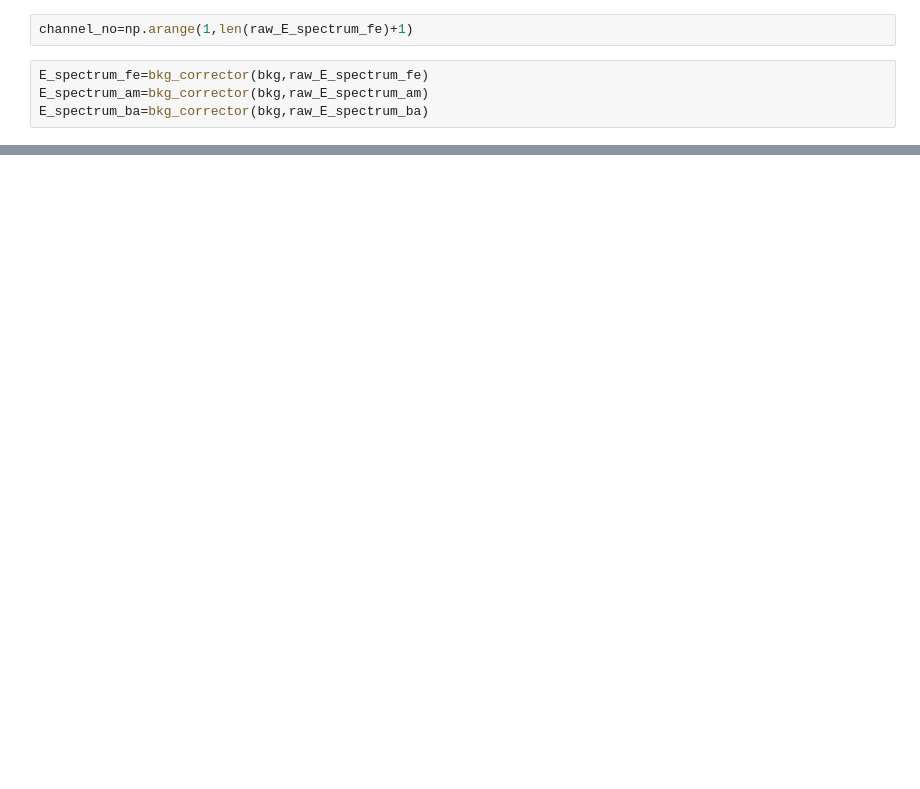
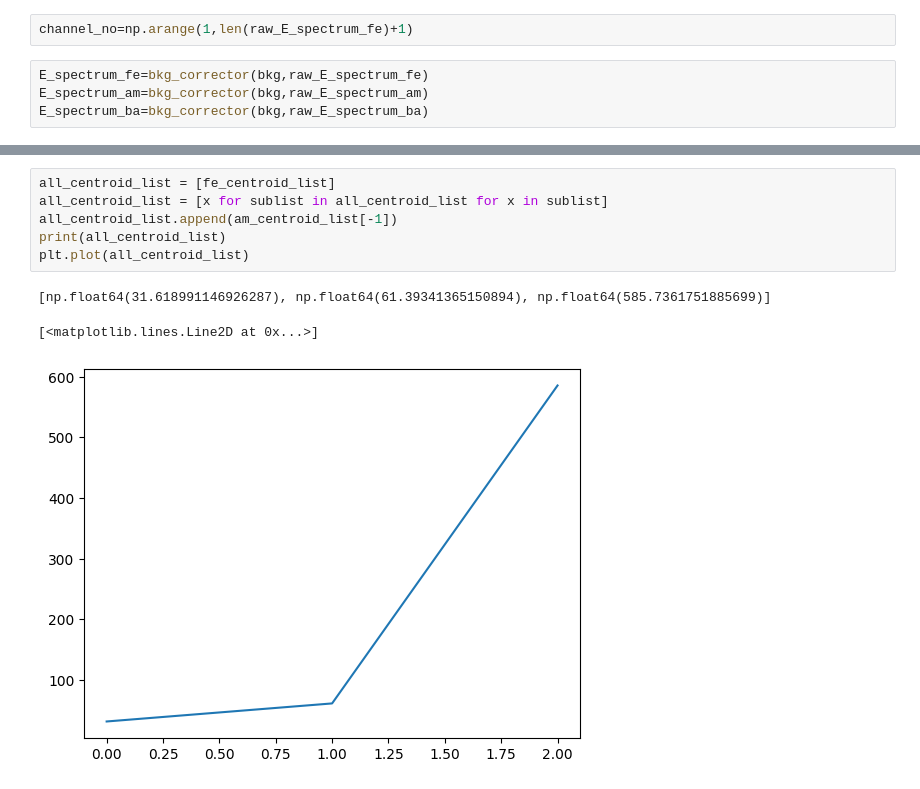
Before and after one commit to Shounak2512/Proportional-counter, a Jupyter notebook: Energy_Spect_Fe.ipynb, the cells around one changed output, grey strips where cells are left out. Saved outputs shown, nothing was run; the diff lists cells and outputs as text; blank space fills up the shorter version.

```diff
--- a/Energy_Spect_Fe.ipynb
+++ b/Energy_Spect_Fe.ipynb
@@ -111,0 +143,10 @@ plt.xlim(0,400)
+# %%
+all_centroid_list = [fe_centroid_list]
+all_centroid_list = [x for sublist in all_centroid_list for x in sublist]
+all_centroid_list.append(am_centroid_list[-1])
+print(all_centroid_list)
+plt.plot(all_centroid_list)
+# %% [output]
+[np.float64(31.618991146926287), np.float64(61.39341365150894), np.float64(585.7361751885699)]
+[<matplotlib.lines.Line2D at 0x...>]
+[figure, added]
```
Also changed, not shown: parts of 6 cells of this notebook, 2 other files.
